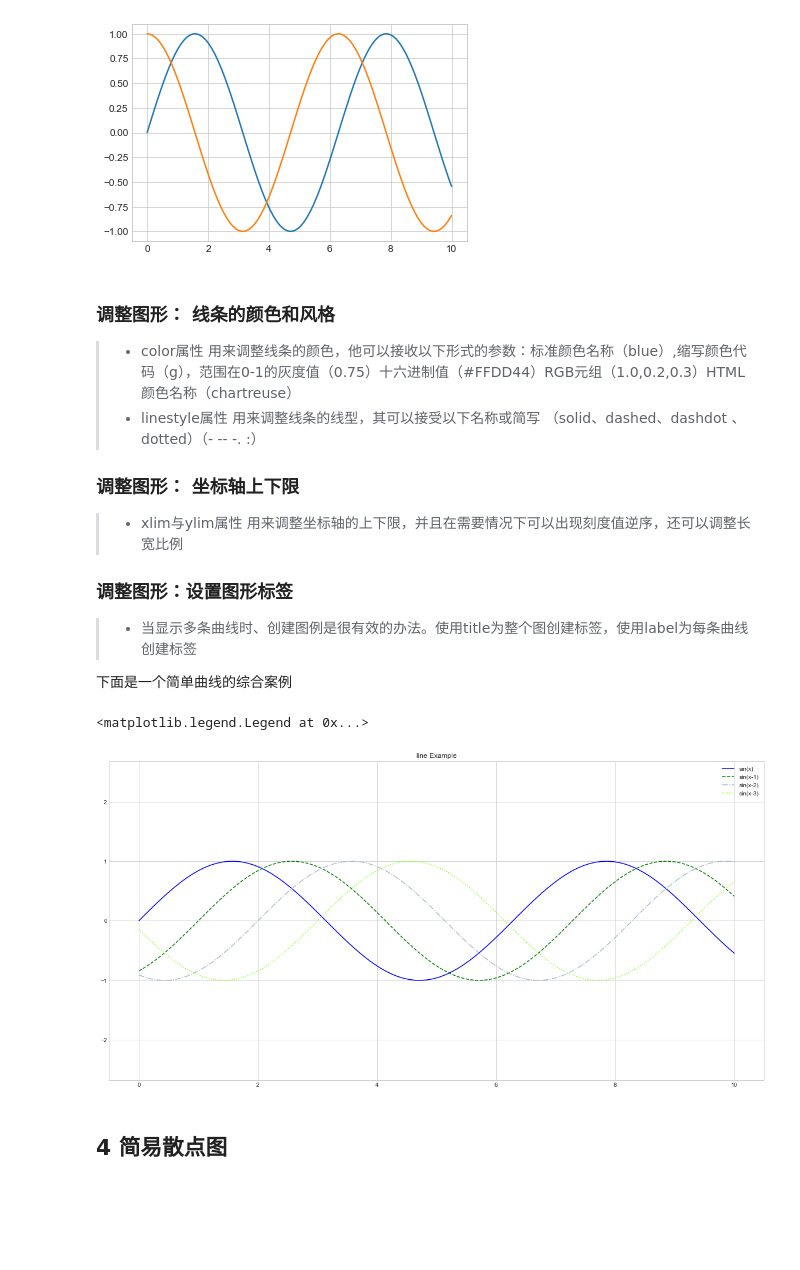
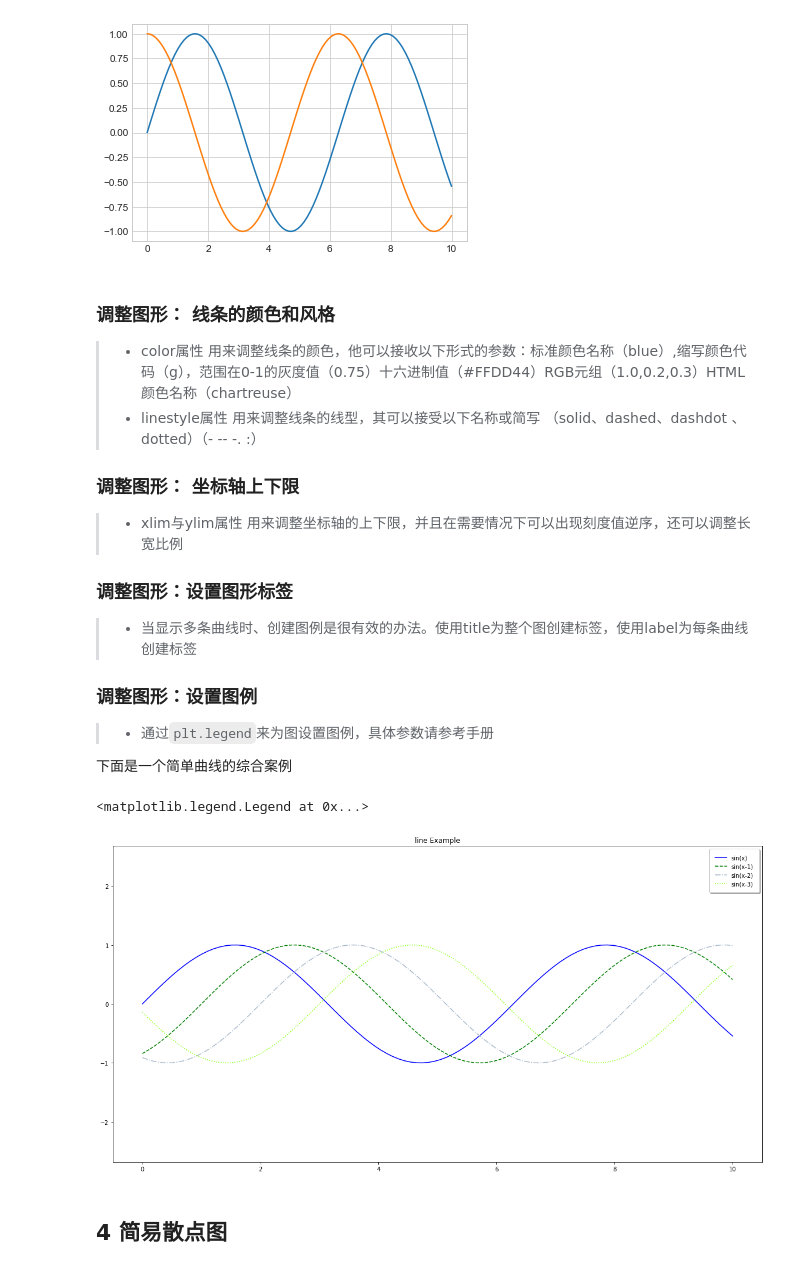
Before and after one commit to eyeeco/MyCode, a Jupyter notebook: Python 教案/Python数据科学（Matplotlib）.ipynb, the cells around one changed output. Saved outputs shown, nothing was run; the diff lists cells and outputs as text; code cells hidden in the pictures; blank space fills up the shorter version.

```diff
--- a/Python 教案/Python数据科学（Matplotlib）.ipynb
+++ b/Python 教案/Python数据科学（Matplotlib）.ipynb
@@ -117,26 +121,29 @@ plt.plot(x, np.cos(x))
 ### 调整图形：设置图形标签
 >* 当显示多条曲线时、创建图例是很有效的办法。使用title为整个图创建标签，使用label为每条曲线创建标签
 
+### 调整图形：设置图例
+>* 通过`plt.legend`来为图设置图例，具体参数请参考手册
+
 下面是一个简单曲线的综合案例
 # %%
 fig = plt.figure(figsize=(20,10))
 
 # 生成样例数据
 x = np.linspace(0,10,100)
 # 设置图标标题
 plt.title('line Example')
 # 画若干条曲线 改变函数、颜色、线性、增加图例
 plt.plot(x, np.sin(x),color='blue',linestyle='-',label='sin(x)')
 plt.plot(x, np.sin(x-1),color='g',linestyle='--',label='sin(x-1)')
 plt.plot(x, np.sin(x-2),color='#AABBCC',linestyle='-.',label='sin(x-2)')
 plt.plot(x, np.sin(x-3),color='chartreuse',linestyle=':',label='sin(x-3)')
 # 使得坐标轴等间距
 plt.axis('equal')
 # 设置图例
-plt.legend()
+plt.legend(fancybox=True,shadow=True,borderpad=1)
 # %% [output]
 <matplotlib.legend.Legend at 0x...>
-[figure, old version]
+[figure, new version]
 # %% [markdown]
 ## 4 简易散点图
 # %%
```
Also changed, not shown: parts of 9 cells of this notebook, 1 other file.
